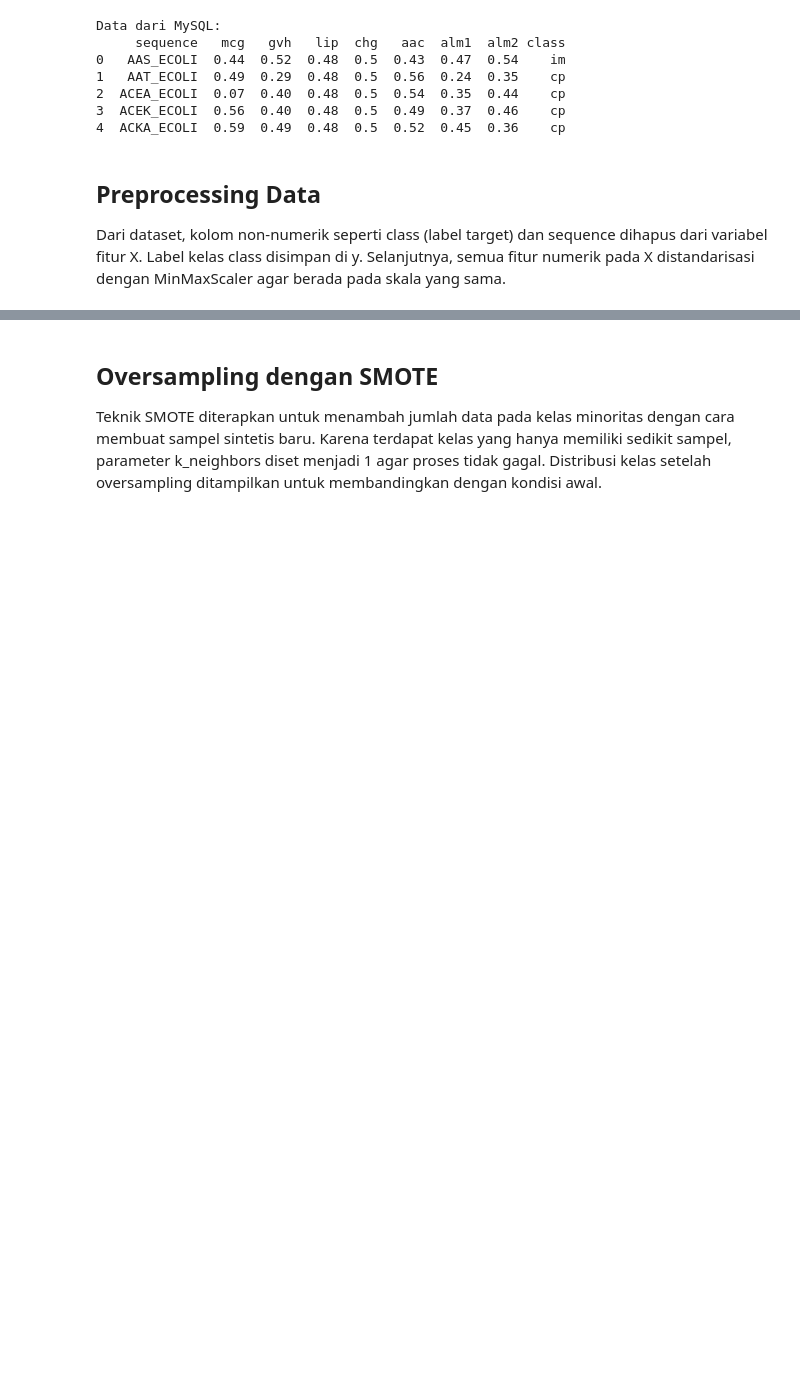
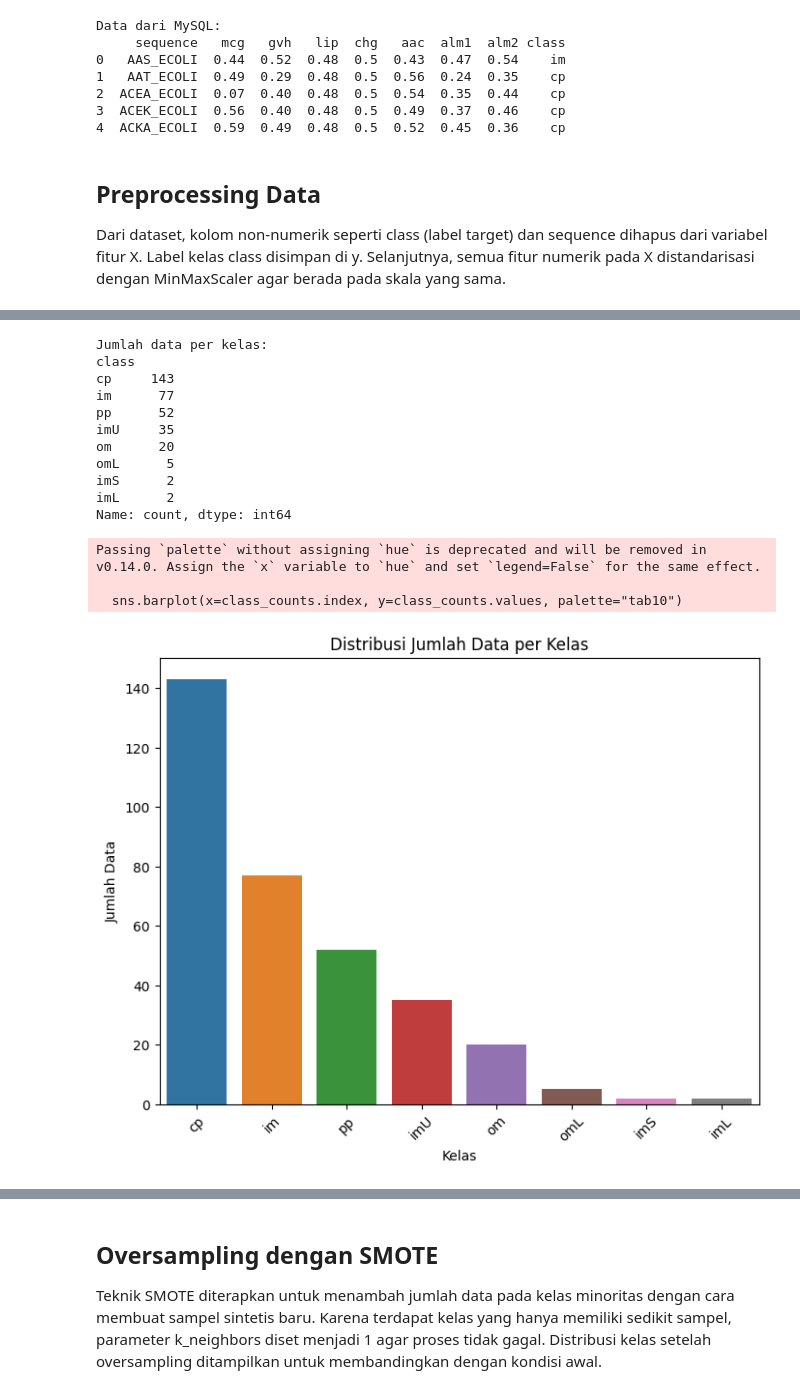
Before and after one commit to Pras7804/PSD, a Jupyter notebook: _sources/Oversampling.ipynb, the cells around one changed output, grey strips where cells are left out. Cells and saved outputs as stored; diff of their text form; code cells hidden in the pictures; blank space fills up the shorter version.

```diff
--- a/_sources/Oversampling.ipynb
+++ b/_sources/Oversampling.ipynb
@@ -97 +122,39 @@ X_scaled = scaler.fit_transform(X)
+# %%
+import seaborn as sns
+import matplotlib.pyplot as plt
+from collections import Counter
+
+# ============================
+# Jumlah data tiap kelas (angka)
+# ============================
+class_counts = y.value_counts()
+print("Jumlah data per kelas:")
+print(class_counts)
+
+# ============================
+# Grafik batang distribusi kelas
+# ============================
+plt.figure(figsize=(8,6))
+sns.barplot(x=class_counts.index, y=class_counts.values, palette="tab10")
+plt.title("Distribusi Jumlah Data per Kelas")
+plt.xlabel("Kelas")
+plt.ylabel("Jumlah Data")
+plt.xticks(rotation=45)
+plt.show()
+# %% [output]
+Jumlah data per kelas:
+class
+cp     143
+im      77
+pp      52
+imU     35
+om      20
+omL      5
+imS      2
+imL      2
+Name: count, dtype: int64
+Passing `palette` without assigning `hue` is deprecated and will be removed in v0.14.0. Assign the `x` variable to `hue` and set `legend=False` for the same effect.
+
+  sns.barplot(x=class_counts.index, y=class_counts.values, palette="tab10")
+[figure, added]
 # %% [markdown]
```
Also changed, not shown: parts of 31 cells of this notebook, 9 other files.
